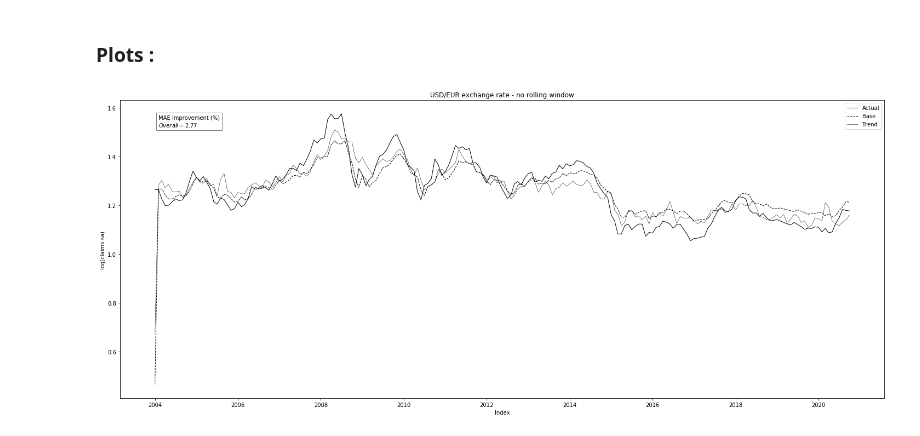
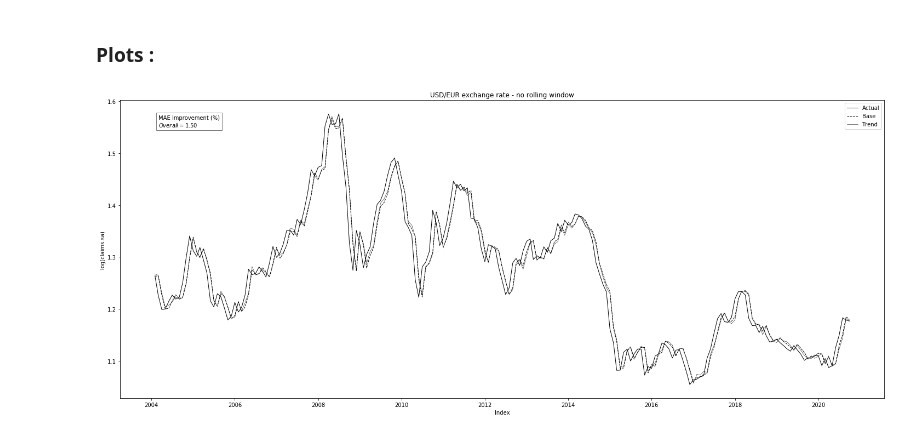
Before and after one commit to epfl-ada/ada-2020-project-milestone-p3-p3_adaimb, a Jupyter notebook: MilestoneP4.ipynb, the cells around one changed output. Drawn from its saved outputs; the diff is of its cells as text; code cells hidden in the pictures.

```diff
--- a/MilestoneP4.ipynb
+++ b/MilestoneP4.ipynb
@@ -254,9 +283,3 @@ iclaims.head()
-# %%
-####################### Pas a run !!!
-####################### pour une raison inconnue avoir des float a la place de strings pour les trends fout le bordel...
-for i in range(len(iclaims)):
-    iclaims['Jobs'] = [float(s) for s in iclaims['Jobs']]
-    iclaims['Unemployment'] = [float(s) for s in iclaims['Unemployment']]
 # %% [markdown]
 ### Baseline model :
 
@@ -491,7 +514,7 @@ data_rate.head()
 
 We only use a seasonnal term $y_{t-1}$ for the linear regression.
 # %%
-mod = smf.ols(formula = 'EXUSEU ~ s1', data= data_rate )
+mod = smf.ols(formula = 'EXUSEU ~ s1', data= data_rate[1:] )
 res = mod.fit()
 Predictions = res.predict()
 # %% [markdown]
@@ -500,7 +523,7 @@ Predictions = res.predict()
 We use the seasonnal term $y_{t-1}$ and the variation of the Google Trends related to price between US and UE.
 # %%
 # Trends Model :
-mod_trends = smf.ols(formula = 'EXUSEU ~ s1 + D_Inflation + D_Prices + D_CPI + D_Cheap ', data=data_rate )
+mod_trends = smf.ols(formula = 'EXUSEU ~ s1 + D_Inflation + D_Prices + D_CPI + D_Cheap ', data=data_rate[1:] )
 res_trends = mod_trends.fit()
 Predictions_trends = res_trends.predict()
 # %% [markdown]
@@ -508,8 +531,8 @@ Predictions_trends = res_trends.predict()
 
 We evaluate the overall MAEs, as we don't know the turning points. Finding turning points will be one goal of the figure analysis.
 # %%
-mae_base_overall = mean_absolute_error(data_rate.EXUSEU,Predictions)/(data_rate.EXUSEU.mean())
-mae_trends_overall = mean_absolute_error(data_rate.EXUSEU,Predictions_trends)/(data_rate.EXUSEU.mean())
+mae_base_overall = mean_absolute_error(data_rate.EXUSEU[1:],Predictions)/(data_rate.EXUSEU.mean())
+mae_trends_overall = mean_absolute_error(data_rate.EXUSEU[1:],Predictions_trends)/(data_rate.EXUSEU.mean())
 improvement_overall = (mae_base_overall-mae_trends_overall)/mae_base_overall*100
 # %%
 print('MAE Trends Overall =',mae_trends_overall)
@@ -522,20 +545,20 @@ MAE Base Overall = 0.03602069000803789
 # %%
 #Plots :
 fig,ax = plt.subplots()
-ax.plot(data_rate['Month'],data_rate['EXUSEU'],color='black',label='Actual',linewidth=1)
-ax.plot(data_rate['Month'],Predictions,linestyle='--',color='black',label='Base',linewidth=1)
-ax.plot(data_rate['Month'],Predictions_trends,color='black',linewidth=0.5,label='Trend')
+ax.plot(data_rate['Month'][1:],data_rate['EXUSEU'][1:],color='black',label='Actual',linewidth=1)
+ax.plot(data_rate['Month'][1:],Predictions,linestyle='--',color='black',label='Base',linewidth=1)
+ax.plot(data_rate['Month'][1:],Predictions_trends,color='black',linewidth=0.5,label='Trend')
 plt.legend()
 textstr = '\n'.join((
     r'MAE Improvement (%)',
     r'$Overall=%.2f$'%(improvement_overall,)))
 
 ax.text(0.05, 0.95, textstr, transform=ax.transAxes, fontsize=10,
         verticalalignment='top',bbox=dict(facecolor='white', alpha=0.5))
 ax.set_ylabel('log(claims.sa)')
 ax.set_xlabel('Index')
 ax.set_title('USD/EUR exchange rate - no rolling window')
 fig.set_size_inches(25,10)
 plt.show()
 # %% [output]
-[figure, old version]
+[figure, new version]
```
Also changed, not shown: parts of 9 cells of this notebook, 2 other files.
